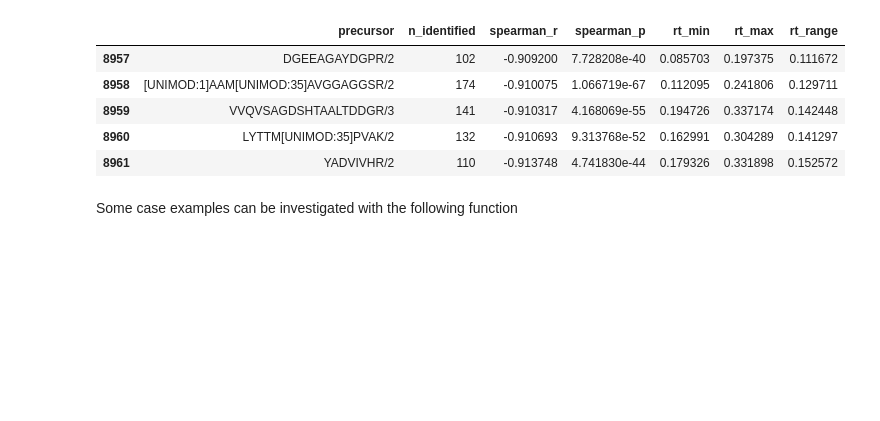
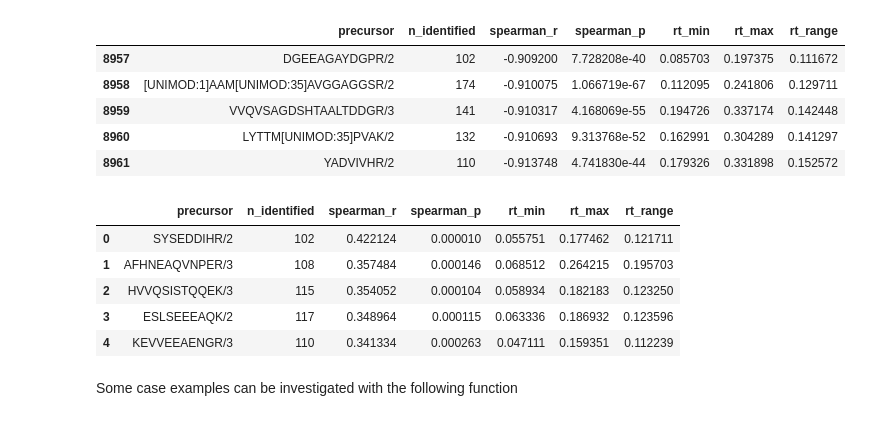
Before and after one commit to CompOmics/SCI, a Jupyter notebook: Notebooks/2_DatasetStatistics/03_Drift_over_time.ipynb, the cells around one changed output. Cells and saved outputs as stored; diff of their text form; code cells hidden in the pictures; blank space fills up the shorter version.

```diff
--- a/Notebooks/2_DatasetStatistics/03_Drift_over_time.ipynb
+++ b/Notebooks/2_DatasetStatistics/03_Drift_over_time.ipynb
@@ -373,6 +373,15 @@ correlation_dict_normalized['timsTOF_1'].tail()
 | 8959 | VVQVSAGDSHTAALTDDGR/3 | 141 | -0.910317 | 4.168069e-55 | 0.194726 | 0.337174 | 0.142448 |
 | 8960 | LYTTM[UNIMOD:35]PVAK/2 | 132 | -0.910693 | 9.313768e-52 | 0.162991 | 0.304289 | 0.141297 |
 | 8961 | YADVIVHR/2 | 110 | -0.913748 | 4.741830e-44 | 0.179326 | 0.331898 | 0.152572 |
+# %%
+correlation_dict_normalized['Astral_3'].head()
+# %% [output]
+|  | precursor | n_identified | spearman_r | spearman_p | rt_min | rt_max | rt_range |
+| 0 | SYSEDDIHR/2 | 102 | 0.422124 | 0.000010 | 0.055751 | 0.177462 | 0.121711 |
+| 1 | AFHNEAQVNPER/3 | 108 | 0.357484 | 0.000146 | 0.068512 | 0.264215 | 0.195703 |
+| 2 | HVVQSISTQQEK/3 | 115 | 0.354052 | 0.000104 | 0.058934 | 0.182183 | 0.123250 |
+| 3 | ESLSEEEAQK/2 | 117 | 0.348964 | 0.000115 | 0.063336 | 0.186932 | 0.123596 |
+| 4 | KEVVEEAENGR/3 | 110 | 0.341334 | 0.000263 | 0.047111 | 0.159351 | 0.112239 |
 # %% [markdown]
 Some case examples can be investigated with the following function
 # %%
```
Also changed, not shown: parts of 1 cell of this notebook.
